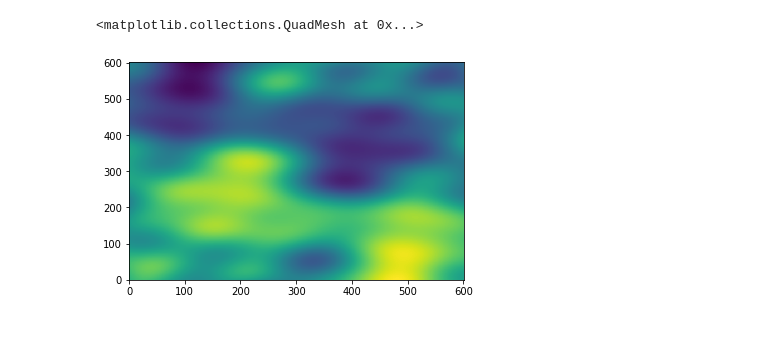
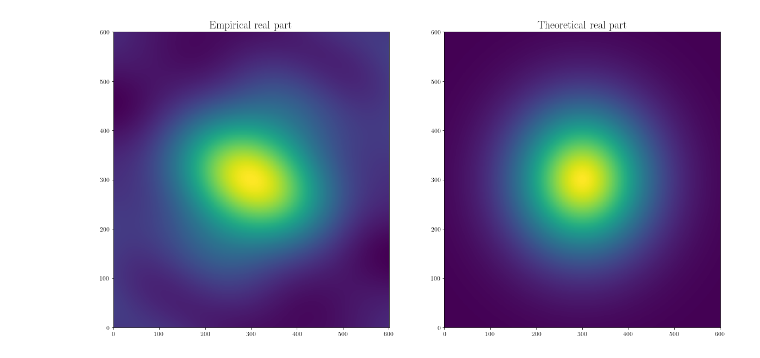
Before and after one commit to chwilko/CSoS, a Jupyter notebook: Python3/L5/Task_2.ipynb, the cells around one changed output. Cells and saved outputs as stored; diff of their text form; code cells hidden in the pictures; blank space fills up the shorter version.

```diff
--- a/Python3/L5/Task_2.ipynb
+++ b/Python3/L5/Task_2.ipynb
@@ -35,18 +50,18 @@ for i in range(len(T)):
 Re_MC = Re / len(X)
 Im_MC = Im /len(X)
 # %%
-tmpT = []
-for i in range(len(T)):
-    for j in range(len(T)):
-        tmpT.append([T[i], T[j]])
+# tmpT = []
+# for i in range(len(T)):
+#     for j in range(len(T)):
+#         tmpT.append([T[i], T[j]])
 
-tmpT = np.array(tmpT)
-tmpX = np.repeat(X) #!sprawdzić ile razy
-Re = np.zeros((len(T)**2))
-Im = np.zeros((len(T)**2))
+# tmpT = np.array(tmpT)
+# tmpX = np.repeat(X) #!sprawdzić ile razy
+# Re = np.zeros((len(T)**2))
+# Im = np.zeros((len(T)**2))
 
-for k in range(len(X)):
-    tmp = sum(tmpT*X)
-    Re += np.cos(sum)
-    Im += np.sin(T[i] * X[k, 0] + T[j] * X[k, 1])
-    #! domyśleć i dokończyć
+# for k in range(len(X)):
+#     tmp = sum(tmpT*X)
+#     Re += np.cos(sum)
+#     Im += np.sin(T[i] * X[k, 0] + T[j] * X[k, 1])
+#     #! domyśleć i dokończyć
@@ -101,5 +99,12 @@ plt.colorbar()
-# %%
-plt.pcolormesh(Im_MC)
-# %% [output]
-<matplotlib.collections.QuadMesh at 0x...>
-[figure, removed]
+# %%
+fig, axs = plt.subplots(ncols = 2, figsize = (2 * Image_width, Image_width))
+
+ax = axs[0]
+ax.pcolormesh(Re_MC)
+ax.set_title("Empirical real part")
+
+ax = axs[1]
+ax.pcolormesh(characterist_fun_meshgrid([T,T], alpha, sigma))
+ax.set_title("Theoretical real part");
+# %% [output]
+[figure, added]
```
Also changed, not shown: parts of 9 cells of this notebook, 2 other files.
